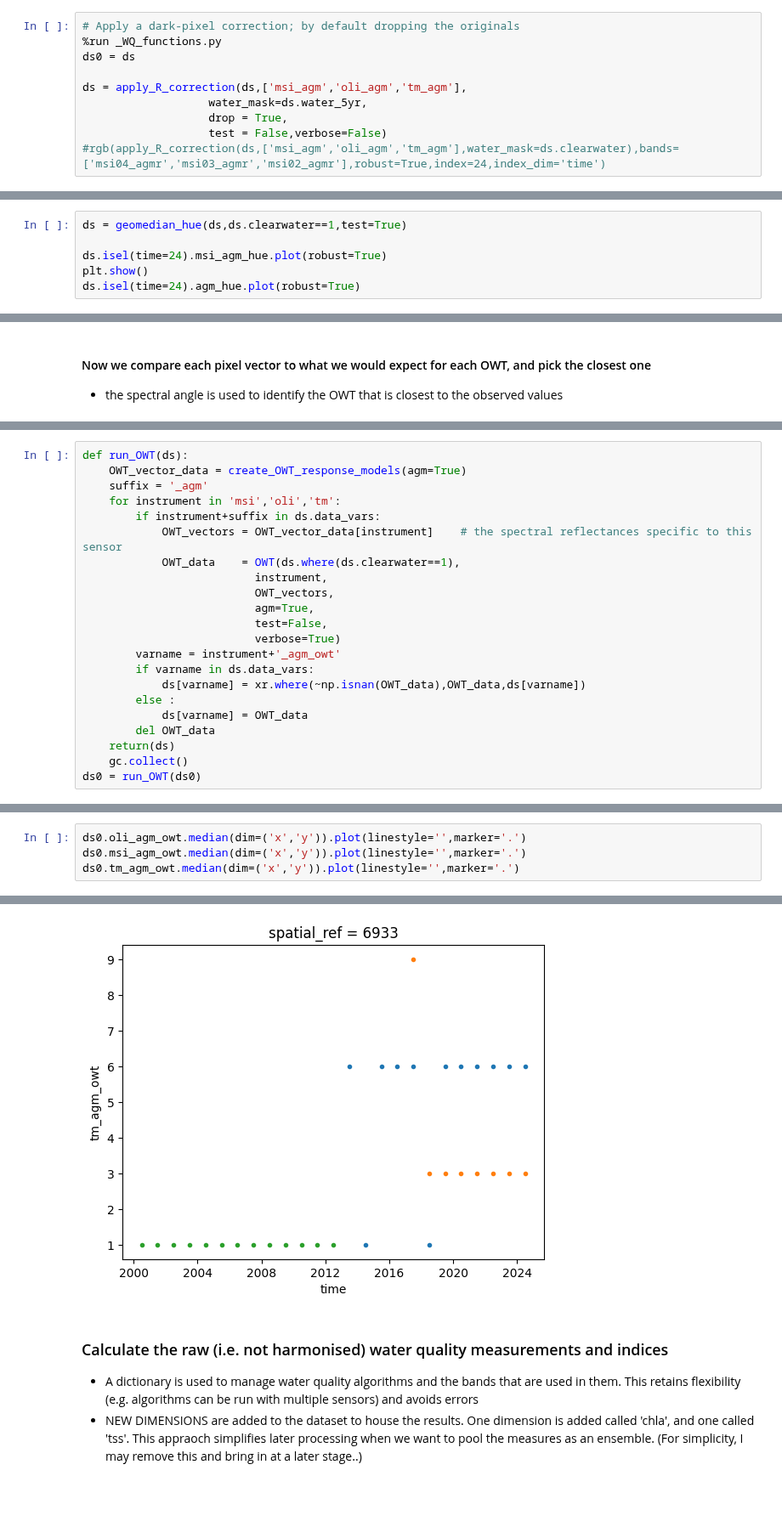
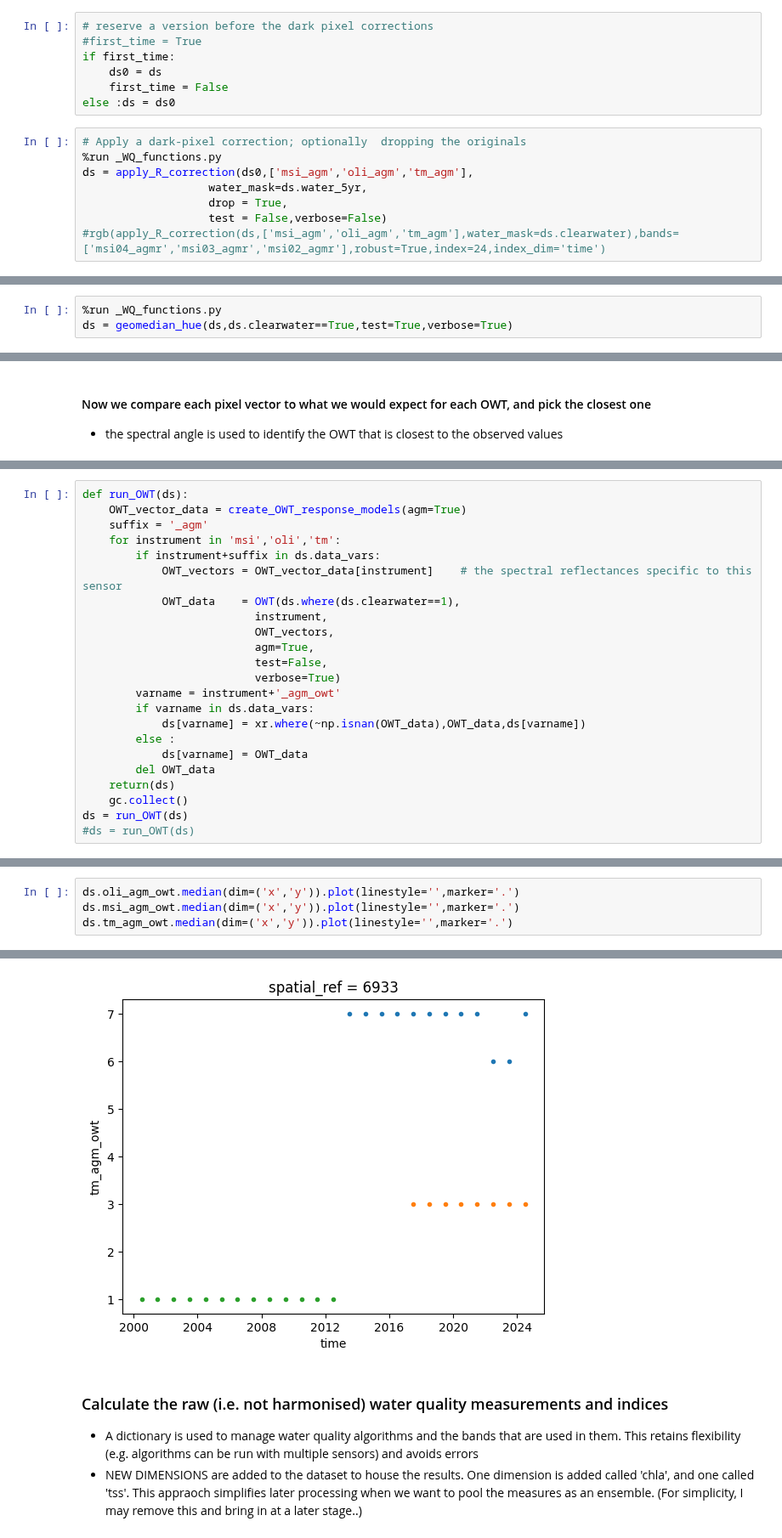
Before and after one commit to vikineema/deafrica_water_quality, a Jupyter notebook: WP1.2/WQ package 1.2.ipynb, the cells around one changed output, grey strips where cells are left out. Shown at 85% size. Cells and saved outputs as stored; diff of their text form; blank space fills up the shorter version.

```diff
--- a/WP1.2/WQ package 1.2.ipynb
+++ b/WP1.2/WQ package 1.2.ipynb
@@ -451,9 +449,14 @@ del ds1
+# %%
+# reserve a version before the dark pixel corrections
+#first_time = True
+if first_time:
+    ds0 = ds
+    first_time = False
+else :ds = ds0
 # %%
-# Apply a dark-pixel correction; by default dropping the originals
+# Apply a dark-pixel correction; optionally  dropping the originals
 %run _WQ_functions.py
-ds0 = ds
-
-ds = apply_R_correction(ds,['msi_agm','oli_agm','tm_agm'],
+ds = apply_R_correction(ds0,['msi_agm','oli_agm','tm_agm'],
                    water_mask=ds.water_5yr,
                    drop = True,
                    test = False,verbose=False)
@@ -464,10 +467,7 @@ ds = apply_R_correction(ds,['msi_agm','oli_agm','tm_agm'],
 # %% [markdown]
 ### Hue; calculation of the hue value
 # %%
-ds = geomedian_hue(ds,ds.clearwater==1,test=True)
-
-ds.isel(time=24).msi_agm_hue.plot(robust=True)
-plt.show()
-ds.isel(time=24).agm_hue.plot(robust=True)
+%run _WQ_functions.py
+ds = geomedian_hue(ds,ds.clearwater==True,test=True,verbose=True)
 # %% [output]
  Aborting hue calculation for instrument  oli  due to lack of necessary data bands
@@ -523,7 +518,8 @@ def run_OWT(ds):
         del OWT_data
     return(ds)
     gc.collect()
-ds0 = run_OWT(ds0)
+ds = run_OWT(ds)
+#ds = run_OWT(ds)
 # %% [output]
  calculating optical water type (OWT), sensor =  msi  ....
 
@@ -540,12 +536,12 @@ Prevailng water type is  6.0  :   hyper-eutrophic and green-brown
 ....done
 Prevailng water type is  1.0  :   eutrophic and blue-green
 # %%
-ds0.oli_agm_owt.median(dim=('x','y')).plot(linestyle='',marker='.')
-ds0.msi_agm_owt.median(dim=('x','y')).plot(linestyle='',marker='.')
-ds0.tm_agm_owt.median(dim=('x','y')).plot(linestyle='',marker='.')
+ds.oli_agm_owt.median(dim=('x','y')).plot(linestyle='',marker='.')
+ds.msi_agm_owt.median(dim=('x','y')).plot(linestyle='',marker='.')
+ds.tm_agm_owt.median(dim=('x','y')).plot(linestyle='',marker='.')
 # %% [output]
 [<matplotlib.lines.Line2D at 0x...>]
-[figure, old version]
+[figure, new version]
 # %% [markdown]
 ### Calculate the raw (i.e. not harmonised) water quality measurements and indices
 - A dictionary is used to manage water quality algorithms and the bands that are used in them. This retains flexibility (e.g. algorithms can be run with multiple sensors) and avoids errors
```
Also changed, not shown: parts of 24 cells of this notebook.
